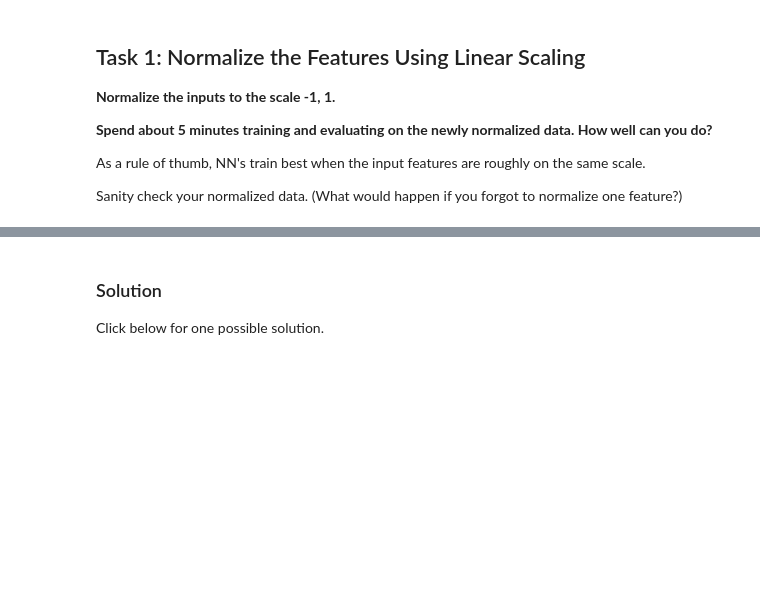
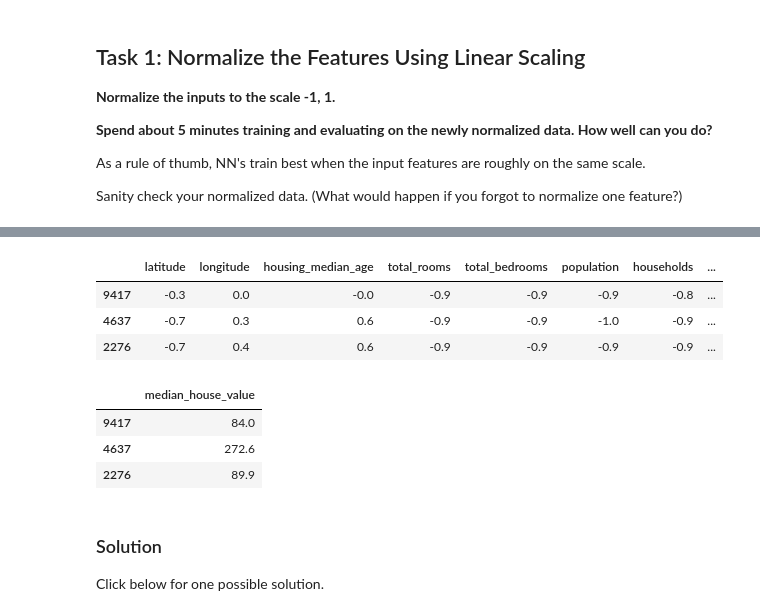
Before and after one commit to tenvol/tsf00, a Jupyter notebook: improving_neural_net_performance.ipynb, the cells around one changed output, grey strips where cells are left out. Saved outputs shown, nothing was run; the diff lists cells and outputs as text; code cells hidden in the pictures; blank space fills up the shorter version.

```diff
--- a/improving_neural_net_performance.ipynb
+++ b/improving_neural_net_performance.ipynb
@@ -551,3 +590,17 @@ Final RMSE (on validation data): 115.90
+# %%
+normalized_validation_examples.head(3)
+# %% [output]
+|  | latitude | longitude | housing_median_age | total_rooms | total_bedrooms | population | households | ... |
+| 9417 | -0.3 | 0.0 | -0.0 | -0.9 | -0.9 | -0.9 | -0.8 | ... |
+| 4637 | -0.7 | 0.3 | 0.6 | -0.9 | -0.9 | -1.0 | -0.9 | ... |
+| 2276 | -0.7 | 0.4 | 0.6 | -0.9 | -0.9 | -0.9 | -0.9 | ... |
+# %%
+validation_targets.head(3)
+# %% [output]
+|  | median_house_value |
+| 9417 | 84.0 |
+| 4637 | 272.6 |
+| 2276 | 89.9 |
 # %% [markdown]
 ### Solution
 
```
Also changed, not shown: parts of 9 cells of this notebook.
